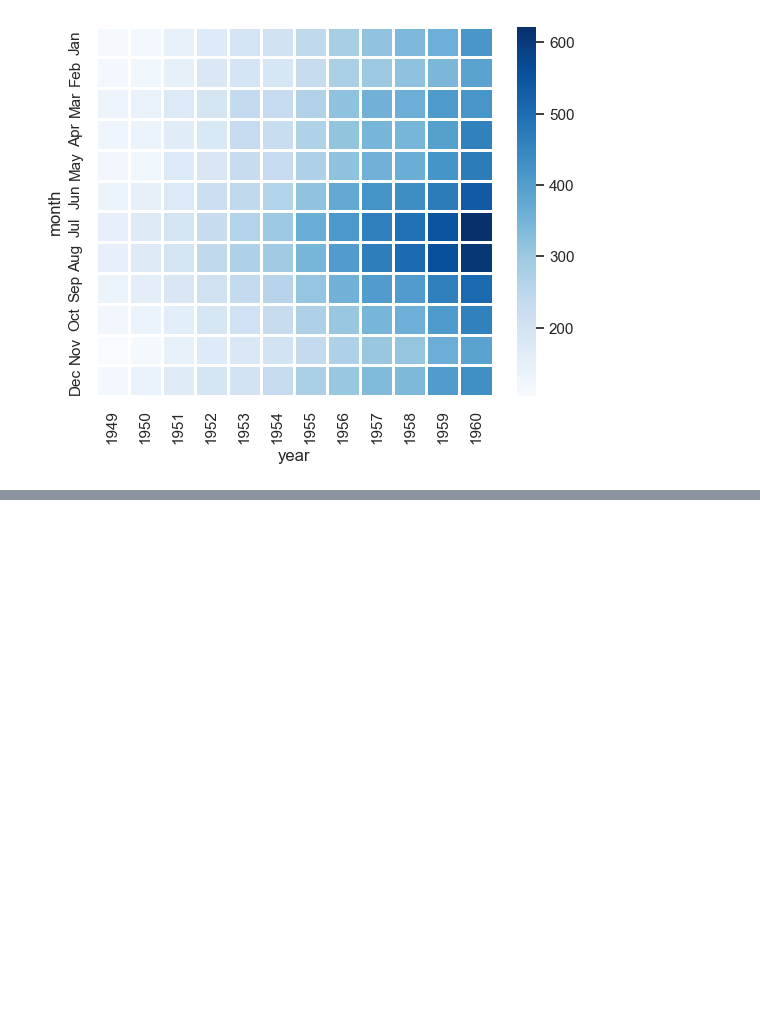
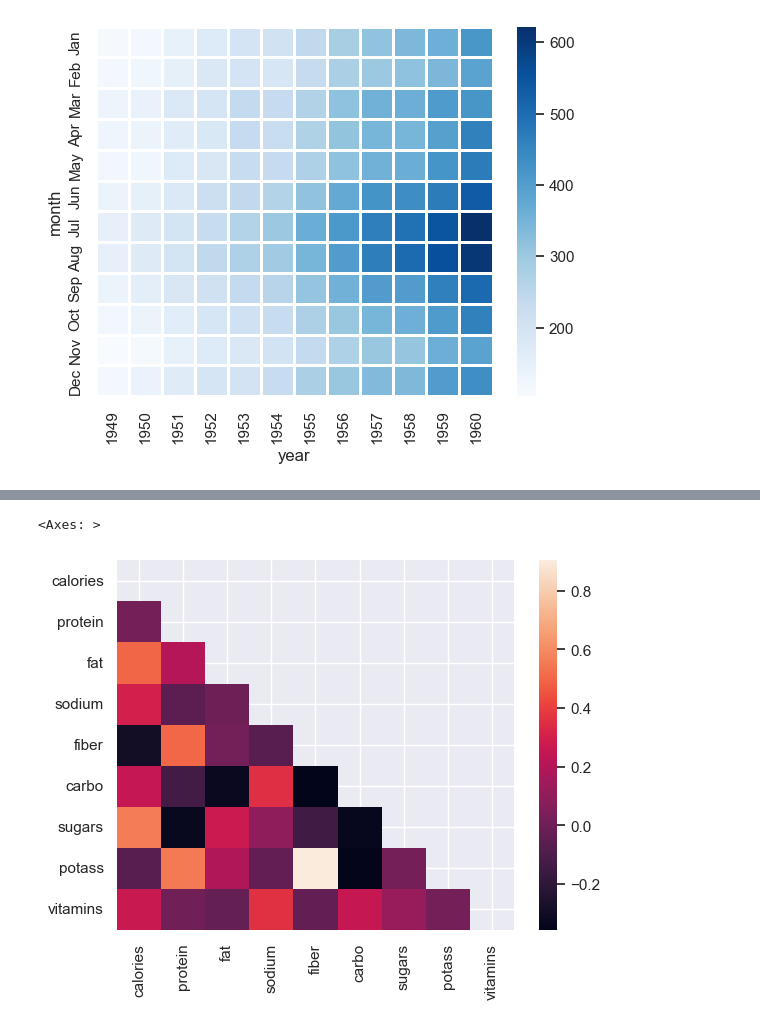
Before and after one commit to Kiettuannn/masterAI-Phase01, a Jupyter notebook: notebook/seaborn.ipynb, the cells around one changed output, grey strips where cells are left out. Cells and saved outputs as stored; diff of their text form; code cells hidden in the pictures; blank space fills up the shorter version.

```diff
--- a/notebook/seaborn.ipynb
+++ b/notebook/seaborn.ipynb
@@ -213,0 +228,5 @@ sns.heatmap(data=flights,cmap="Blues", linecolor='white', linewidths=1)
+# %%
+# irrelevant fields
+fields = ['shelf', 'weight', 'cups', 'rating']
+cereal_df_new = cereal_df.drop(fields, axis=1)
+cereal_df_new.head()
@@ -213,0 +240,4 @@ sns.heatmap(data=flights,cmap="Blues", linecolor='white', linewidths=1)
+# %%
+# corr()
+cereal_corr = cereal_df_new.corr(numeric_only=True) # Get correlation data
+cereal_corr
@@ -213,0 +255,4 @@ sns.heatmap(data=flights,cmap="Blues", linecolor='white', linewidths=1)
+# %%
+# ones_line can build a matrix of booleans (T,F) with the same shape as out data
+ones_corr = np.ones_like(cereal_corr,dtype=bool)
+ones_corr
@@ -213,0 +269,4 @@ sns.heatmap(data=flights,cmap="Blues", linecolor='white', linewidths=1)
+# %%
+# np's triu: return only upper triangle matrix
+mask = np.triu(ones_corr)
+mask
@@ -213,0 +283,5 @@ sns.heatmap(data=flights,cmap="Blues", linecolor='white', linewidths=1)
+# %%
+sns.heatmap(data=cereal_corr,mask=mask)
+# %% [output]
+<Axes: >
+[figure, added]
```
Also changed, not shown: parts of 10 cells of this notebook, 1 other file.
